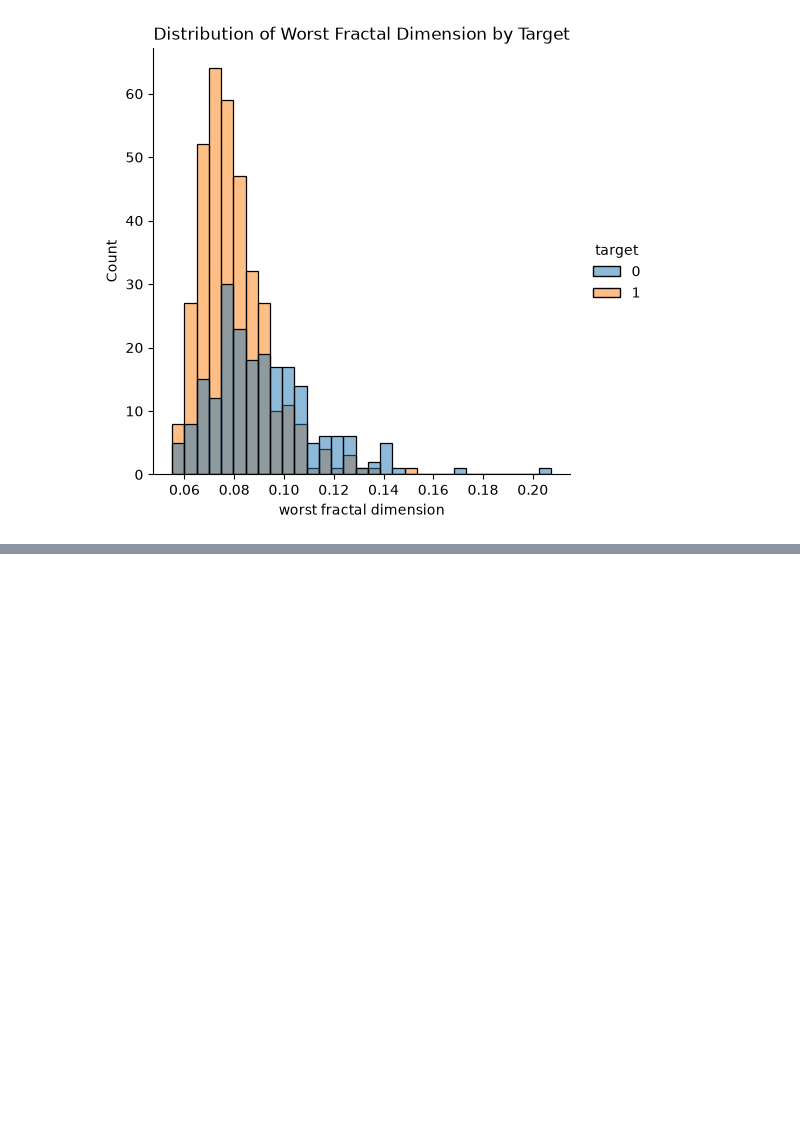
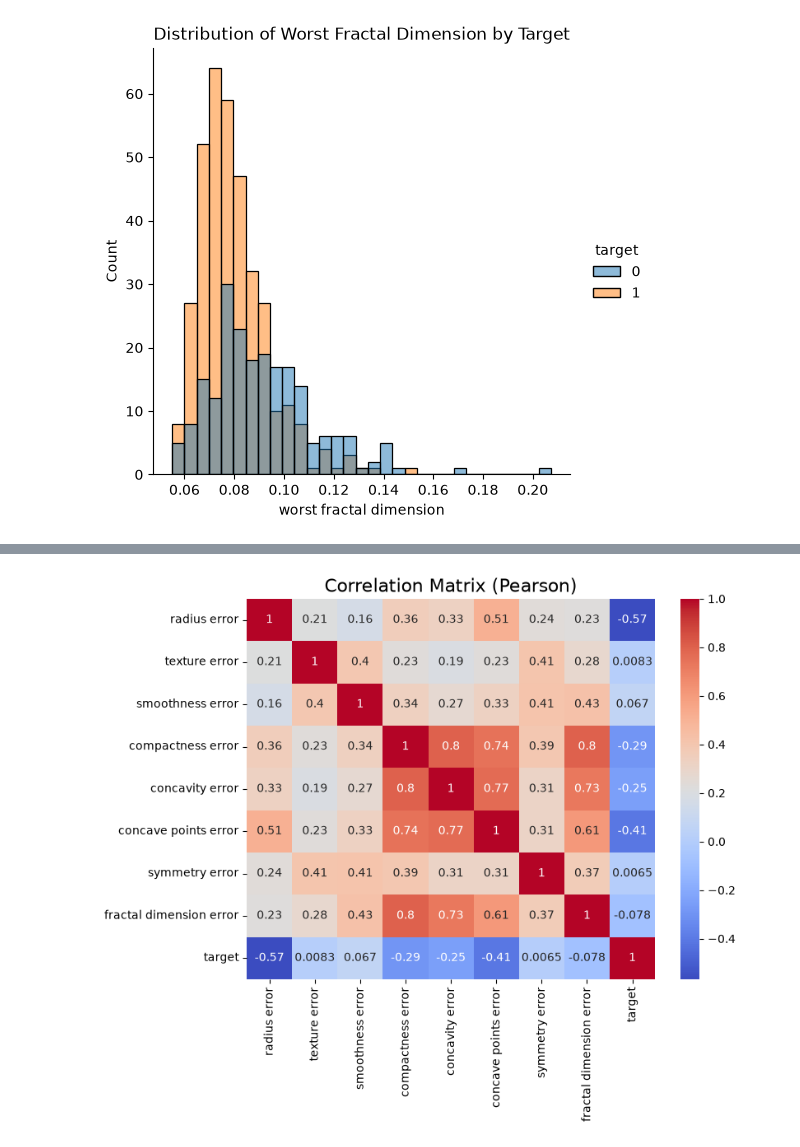
Before and after one commit to Erfan-Taherirani/Applied-ML-Lab, a Jupyter notebook: core_ml/classification/Breast Cancer Detection/notebooks/eda.ipynb, the cells around one changed output, grey strips where cells are left out. Drawn from its saved outputs; the diff is of its cells as text; code cells hidden in the pictures; blank space fills up the shorter version.

```diff
--- a/core_ml/classification/Breast Cancer Detection/notebooks/eda.ipynb
+++ b/core_ml/classification/Breast Cancer Detection/notebooks/eda.ipynb
@@ -354,0 +371,14 @@ Text(0.5, 1.0, 'Distribution of Worst Fractal Dimension by Target')
+# %%
+fig, ax = plt.subplots(figsize=(8, 6))
+sns.heatmap(
+    data=df.corr(),
+    annot=True,
+    cmap="coolwarm",
+)
+plt.title("Correlation Matrix (Pearson)", fontsize=16)
+g.figure.axes[0].set_xticklabels(
+    labels=df.columns, rotation=45, ha="right"
+)
+plt.show()
+# %% [output]
+[figure, added]
```
Also changed, not shown: parts of 2 cells of this notebook, 2 other files.
